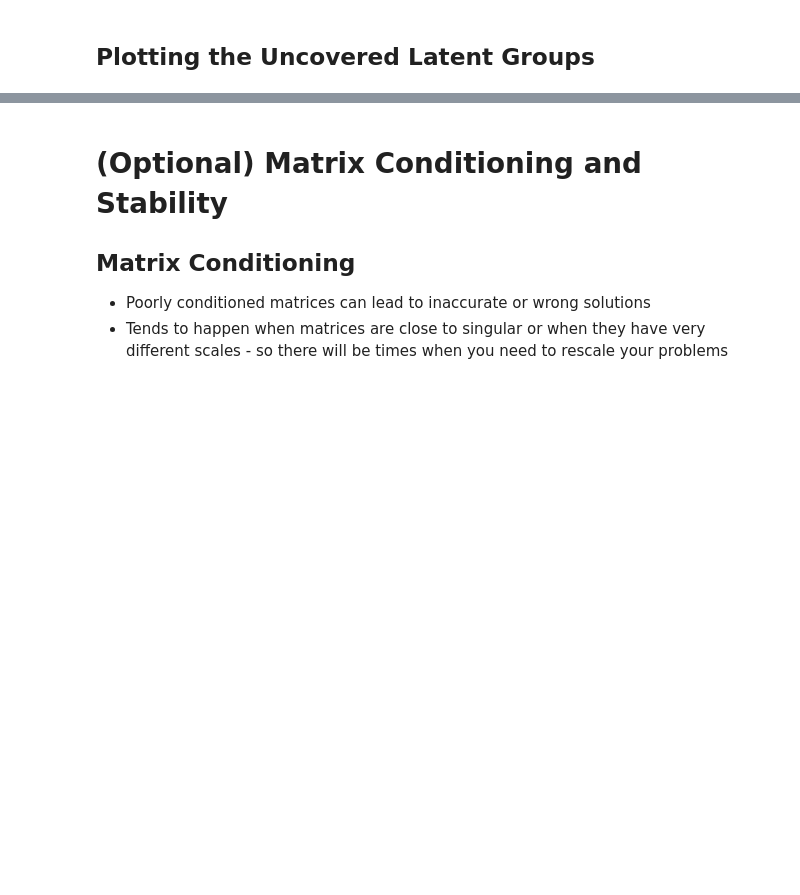
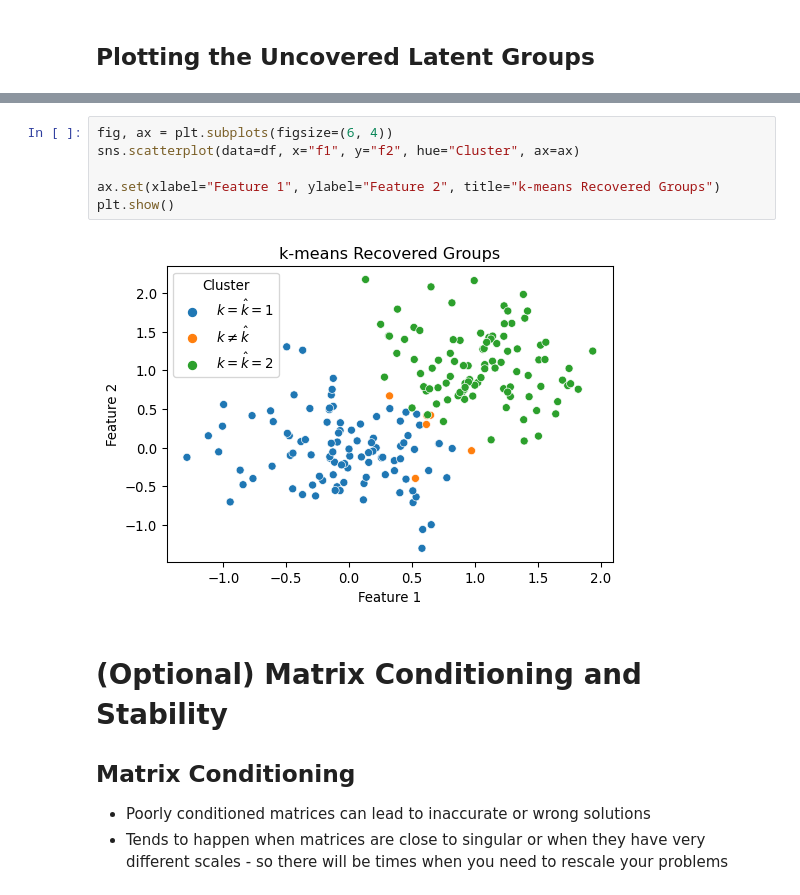
Before and after one commit to ubcecon/ECON526, a Jupyter notebook: lectures/linear_algebra_applications.ipynb, the cells around one changed output, grey strips where cells are left out. Saved outputs shown, nothing was run; the diff lists cells and outputs as text; blank space fills up the shorter version.

```diff
--- a/lectures/linear_algebra_applications.ipynb
+++ b/lectures/linear_algebra_applications.ipynb
@@ -668,3 +704,11 @@ plt.show()
+# %%
+fig, ax = plt.subplots(figsize=(6, 4))
+sns.scatterplot(data=df, x="f1", y="f2", hue="Cluster", ax=ax)
+
+ax.set(xlabel="Feature 1", ylabel="Feature 2", title="k-means Recovered Groups")
+plt.show()
+# %% [output]
+[figure, added]
 # %% [markdown]
 # (Optional) Matrix Conditioning and Stability
 
```
Also changed, not shown: parts of 17 cells of this notebook, 5 other files.
